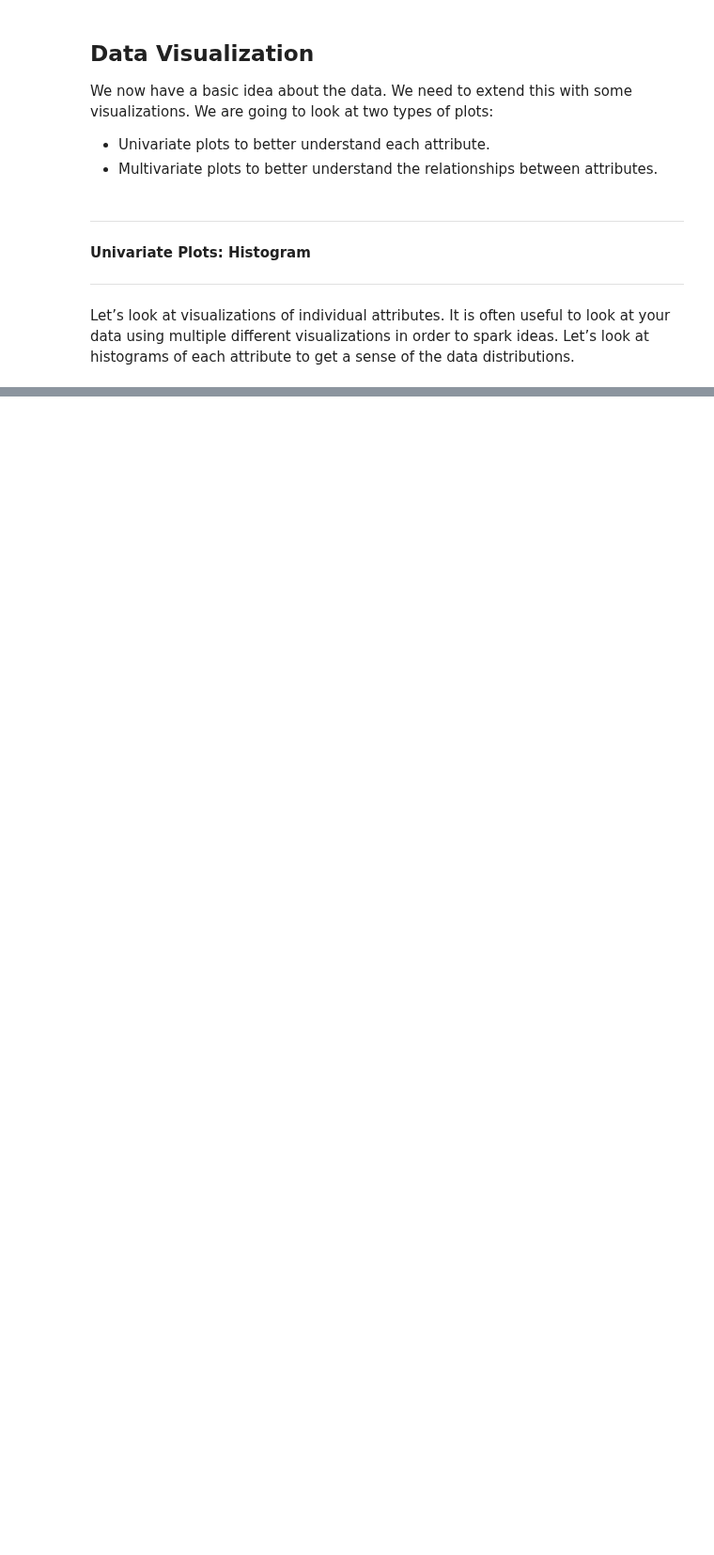
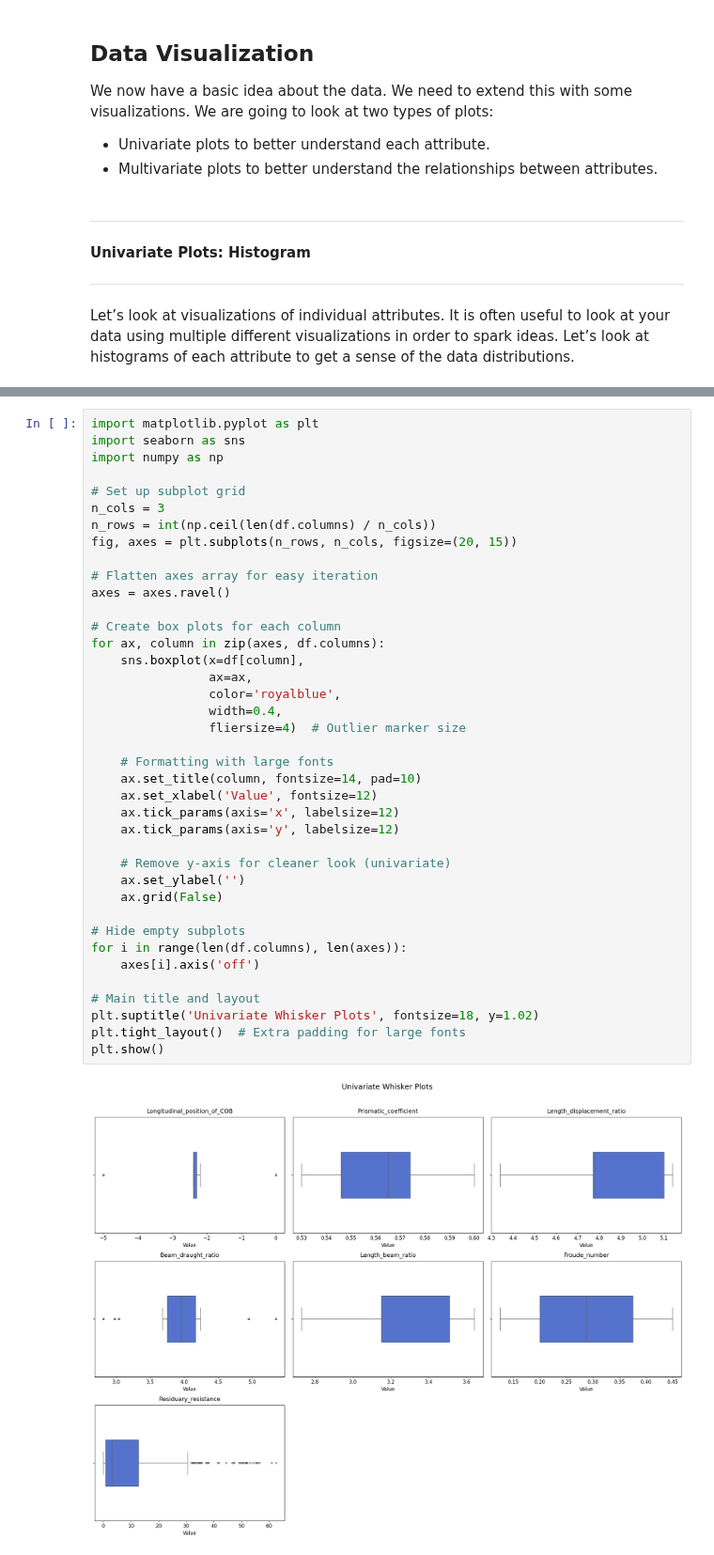
Before and after one commit to JuanZapa7a/AINavalEngineering, a Jupyter notebook: Yacht_Hydrodynamics_Dataset.ipynb, the cells around one changed output, grey strips where cells are left out. Shown at 94% size. Cells and saved outputs as stored; diff of their text form; blank space fills up the shorter version.

```diff
--- a/Yacht_Hydrodynamics_Dataset.ipynb
+++ b/Yacht_Hydrodynamics_Dataset.ipynb
@@ -391,0 +411,41 @@ I can provide a more precise analysis! For now, this covers expected patterns an
+# %%
+import matplotlib.pyplot as plt
+import seaborn as sns
+import numpy as np
+
+# Set up subplot grid
+n_cols = 3
+n_rows = int(np.ceil(len(df.columns) / n_cols))
+fig, axes = plt.subplots(n_rows, n_cols, figsize=(20, 15))
+
+# Flatten axes array for easy iteration
+axes = axes.ravel()
+
+# Create box plots for each column
+for ax, column in zip(axes, df.columns):
+    sns.boxplot(x=df[column],
+                ax=ax,
+                color='royalblue',
+                width=0.4,
+                fliersize=4)  # Outlier marker size
+
+    # Formatting with large fonts
+    ax.set_title(column, fontsize=14, pad=10)
+    ax.set_xlabel('Value', fontsize=12)
+    ax.tick_params(axis='x', labelsize=12)
+    ax.tick_params(axis='y', labelsize=12)
+
+    # Remove y-axis for cleaner look (univariate)
+    ax.set_ylabel('')
+    ax.grid(False)
+
+# Hide empty subplots
+for i in range(len(df.columns), len(axes)):
+    axes[i].axis('off')
+
+# Main title and layout
+plt.suptitle('Univariate Whisker Plots', fontsize=18, y=1.02)
+plt.tight_layout()  # Extra padding for large fonts
+plt.show()
+# %% [output]
+[figure, added]
```
Also changed, not shown: parts of 19 cells of this notebook.
